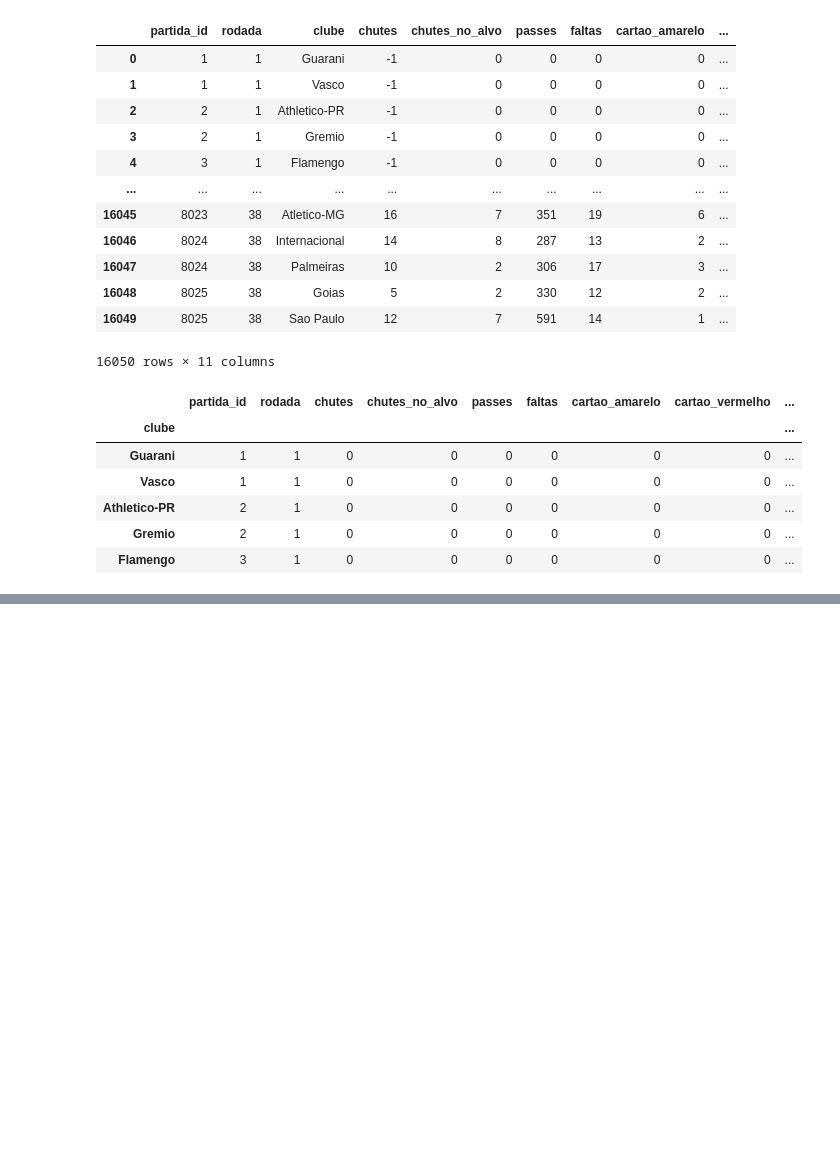
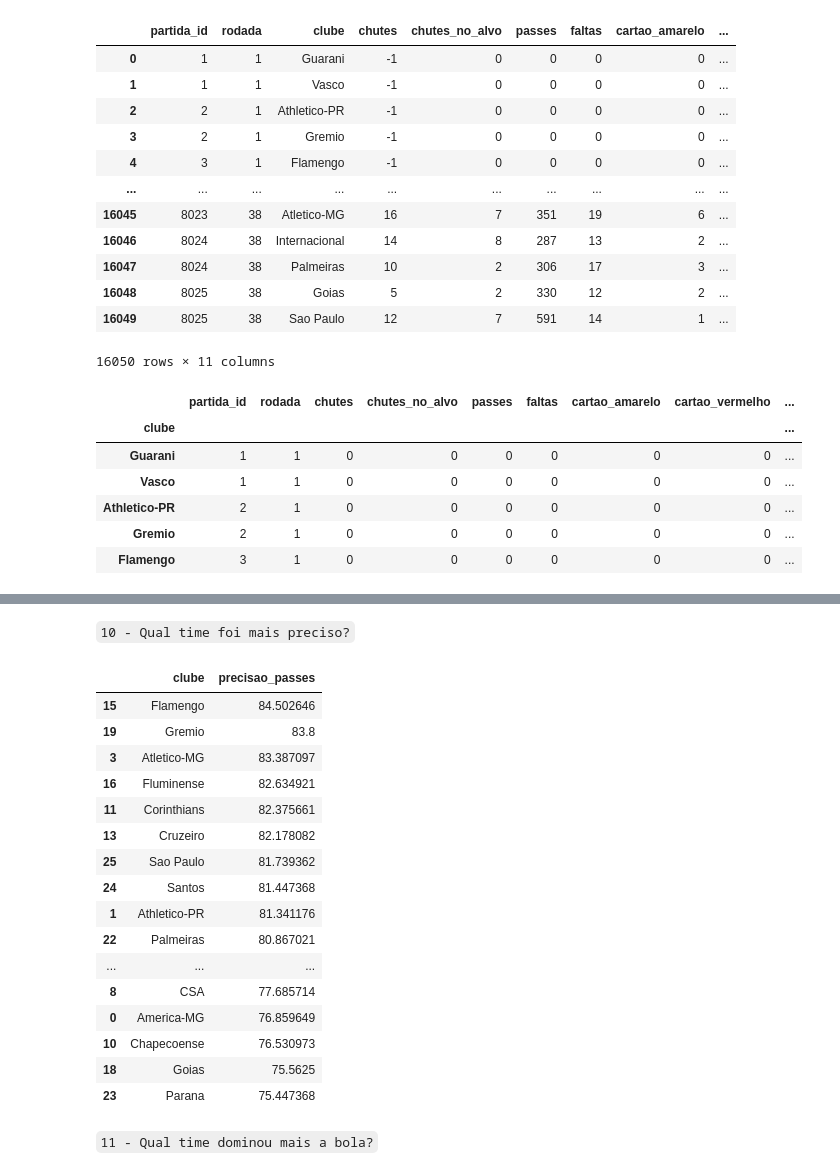
Before and after one commit to CavalaroVictor/Projeto_Modulo_II_ADA, a Jupyter notebook: project_II.ipynb, the cells around one changed output, grey strips where cells are left out. Saved outputs shown, nothing was run; the diff lists cells and outputs as text; code cells hidden in the pictures; blank space fills up the shorter version.

```diff
--- a/project_II.ipynb
+++ b/project_II.ipynb
@@ -772,0 +775,37 @@ git config --global http.sslVerify false
+# %% [markdown]
+``10 - Qual time foi mais preciso?``
+# %%
+# Abrindo o dataset das estatísticas das partidas
+df_estat = pd.read_csv(r"campeonato-brasileiro-estatisticas-full.csv", encoding="latin1")
+# %%
+# Tratando None e formato de string de porcentagem para inteiro
+
+df_estat["precisao_passes"] = df_estat["precisao_passes"].str.replace("None","0")
+df_estat["precisao_passes"] = df_estat["precisao_passes"].str.replace("%","")
+df_estat["precisao_passes"] = df_estat["precisao_passes"].astype("Int64")
+# %%
+# Descartando os nulos, agrupando por clube e tirando a média de porcentagem de precisão para cada time
+time_mais_preciso =pd.DataFrame(df_estat.drop(df_estat[((df_estat["precisao_passes"].isna()) | (df_estat["precisao_passes"] ==0))].index).groupby("clube")["precisao_passes"].mean())
+time_mais_preciso.reset_index(inplace=True)
+time_mais_preciso_ordenado = time_mais_preciso.sort_values(by = "precisao_passes", ascending=False)
+time_mais_preciso_ordenado
+# %% [output]
+|  | clube | precisao_passes |
+| 15 | Flamengo | 84.502646 |
+| 19 | Gremio | 83.8 |
+| 3 | Atletico-MG | 83.387097 |
+| 16 | Fluminense | 82.634921 |
+| 11 | Corinthians | 82.375661 |
+| 13 | Cruzeiro | 82.178082 |
+| 25 | Sao Paulo | 81.739362 |
+| 24 | Santos | 81.447368 |
+| 1 | Athletico-PR | 81.341176 |
+| 22 | Palmeiras | 80.867021 |
+| ... | ... | ... |
+| 8 | CSA | 77.685714 |
+| 0 | America-MG | 76.859649 |
+| 10 | Chapecoense | 76.530973 |
+| 18 | Goias | 75.5625 |
+| 23 | Parana | 75.447368 |
+# %% [markdown]
+``11 - Qual time dominou mais a bola?``
```
Also changed, not shown: parts of 6 cells of this notebook, 1 other file.
